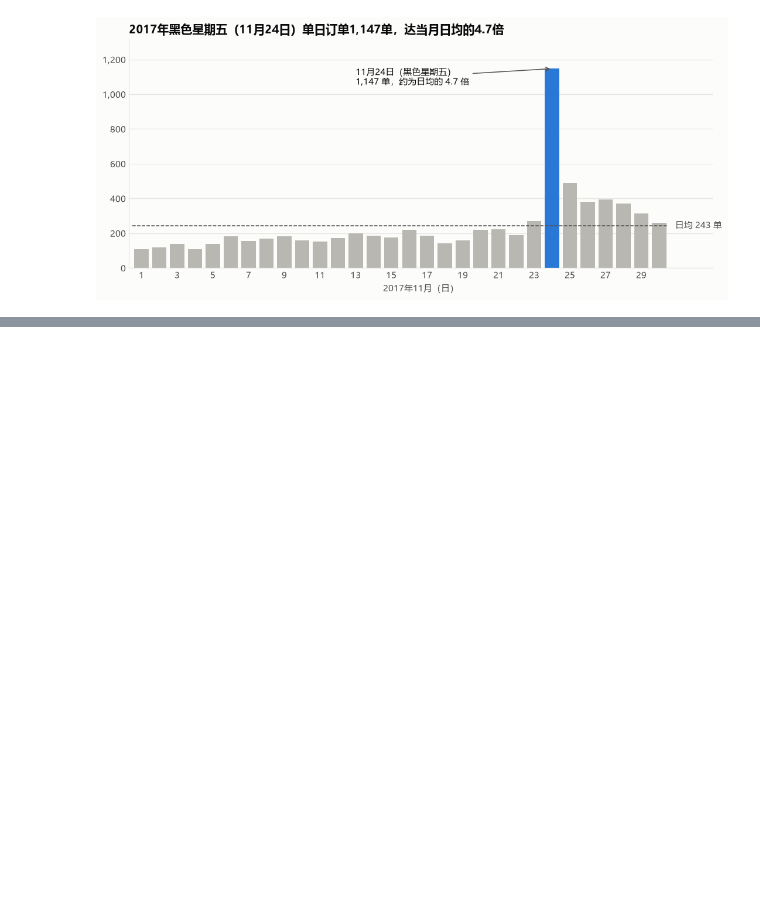
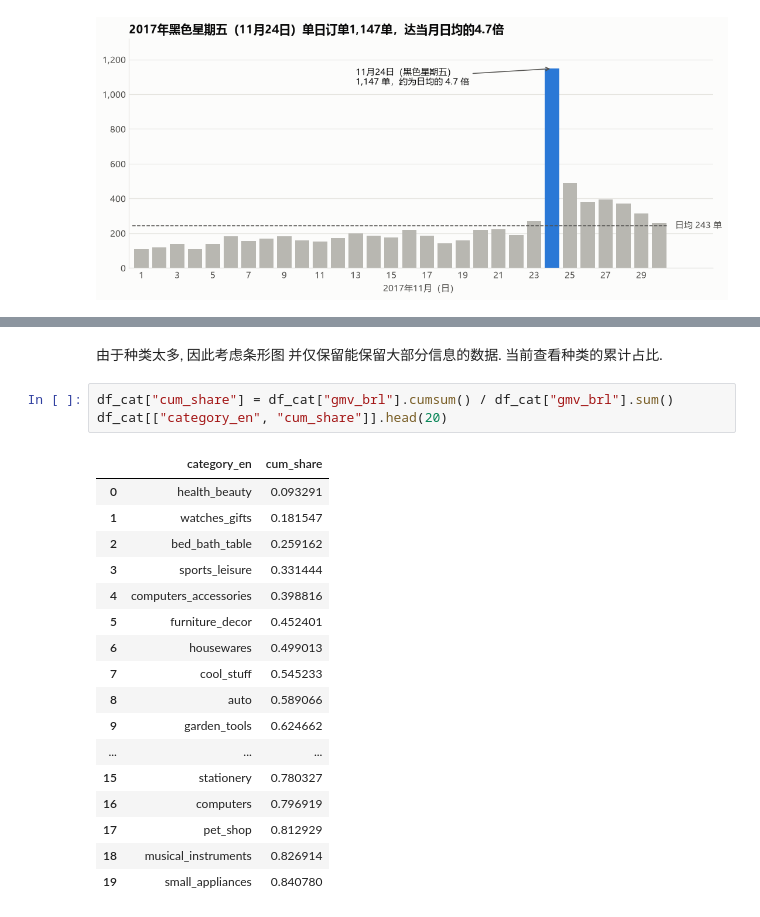
Before and after one commit to LeeMichael-L/olist-analytics, a Jupyter notebook: python/s1_overview.ipynb, the cells around one changed output, grey strips where cells are left out. Drawn from its saved outputs; the diff is of its cells as text; blank space fills up the shorter version.

```diff
--- a/python/s1_overview.ipynb
+++ b/python/s1_overview.ipynb
@@ -294,0 +328,23 @@ plt.show()
+# %% [markdown]
+由于种类太多, 因此考虑条形图 并仅保留能保留大部分信息的数据. 当前查看种类的累计占比.
+# %%
+df_cat["cum_share"] = df_cat["gmv_brl"].cumsum() / df_cat["gmv_brl"].sum()
+df_cat[["category_en", "cum_share"]].head(20)
+# %% [output]
+|  | category_en | cum_share |
+| 0 | health_beauty | 0.093291 |
+| 1 | watches_gifts | 0.181547 |
+| 2 | bed_bath_table | 0.259162 |
+| 3 | sports_leisure | 0.331444 |
+| 4 | computers_accessories | 0.398816 |
+| 5 | furniture_decor | 0.452401 |
+| 6 | housewares | 0.499013 |
+| 7 | cool_stuff | 0.545233 |
+| 8 | auto | 0.589066 |
+| 9 | garden_tools | 0.624662 |
+| ... | ... | ... |
+| 15 | stationery | 0.780327 |
+| 16 | computers | 0.796919 |
+| 17 | pet_shop | 0.812929 |
+| 18 | musical_instruments | 0.826914 |
+| 19 | small_appliances | 0.840780 |
```
Also changed, not shown: parts of 6 cells of this notebook, 1 other file.
